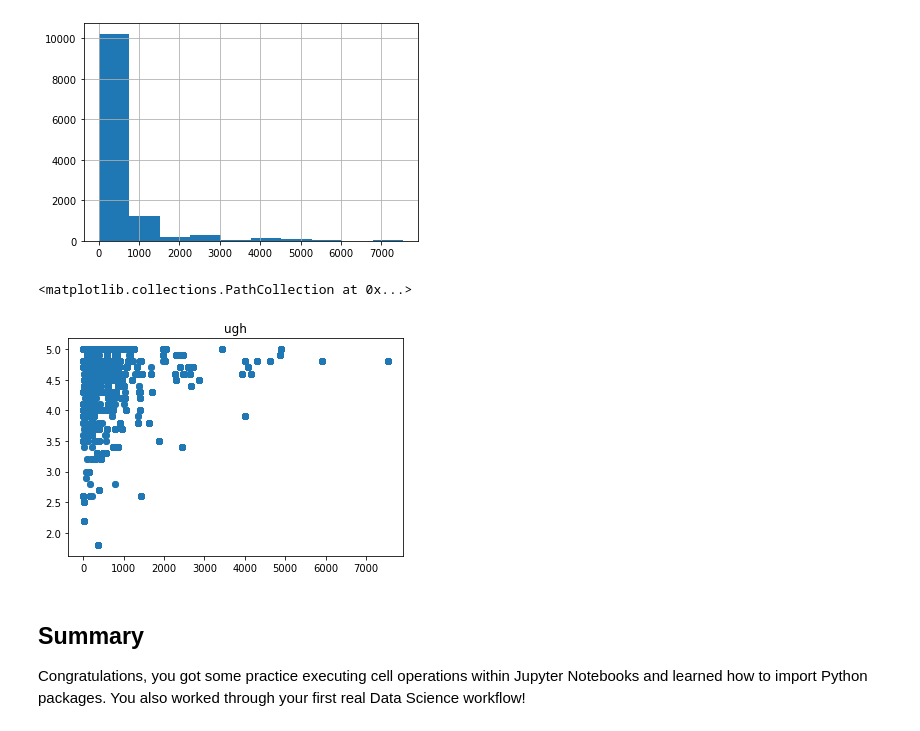
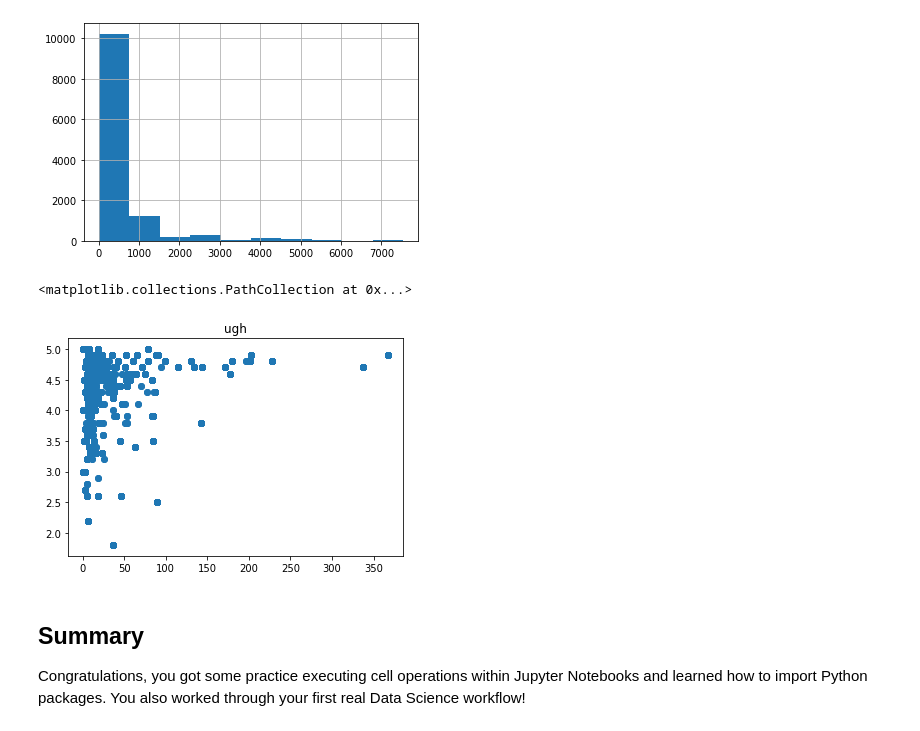
Before and after one commit to jacob-s-white/dsc-enterprise-deloitte-ws-first-codealong-deloitte-onl-webscrape-042020, a Jupyter notebook: index.ipynb, the cells around one changed output. Cells and saved outputs as stored; diff of their text form; code cells hidden in the pictures.

```diff
--- a/index.ipynb
+++ b/index.ipynb
@@ -310,10 +310,10 @@ df.piece_count.hist()
 # %%
 #Your code here
 plt.title('ugh')
-plt.scatter(df.piece_count, df.star_rating)
+plt.scatter(df.num_reviews, df.star_rating)
 # %% [output]
 <matplotlib.collections.PathCollection at 0x...>
-[figure, old version]
+[figure, new version]
 # %% [markdown]
 ## Summary
 
```
